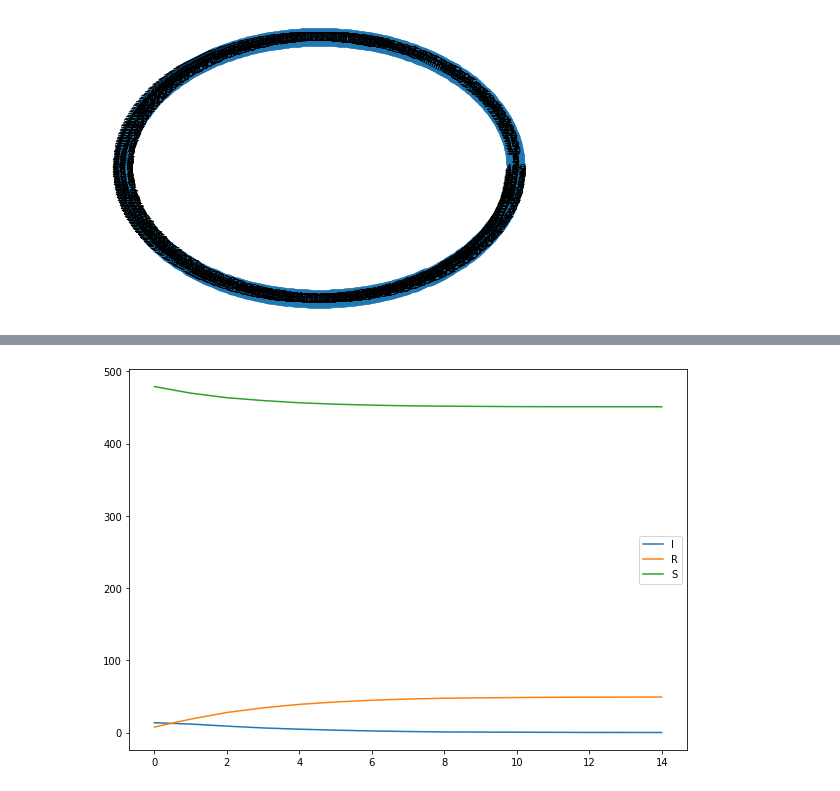
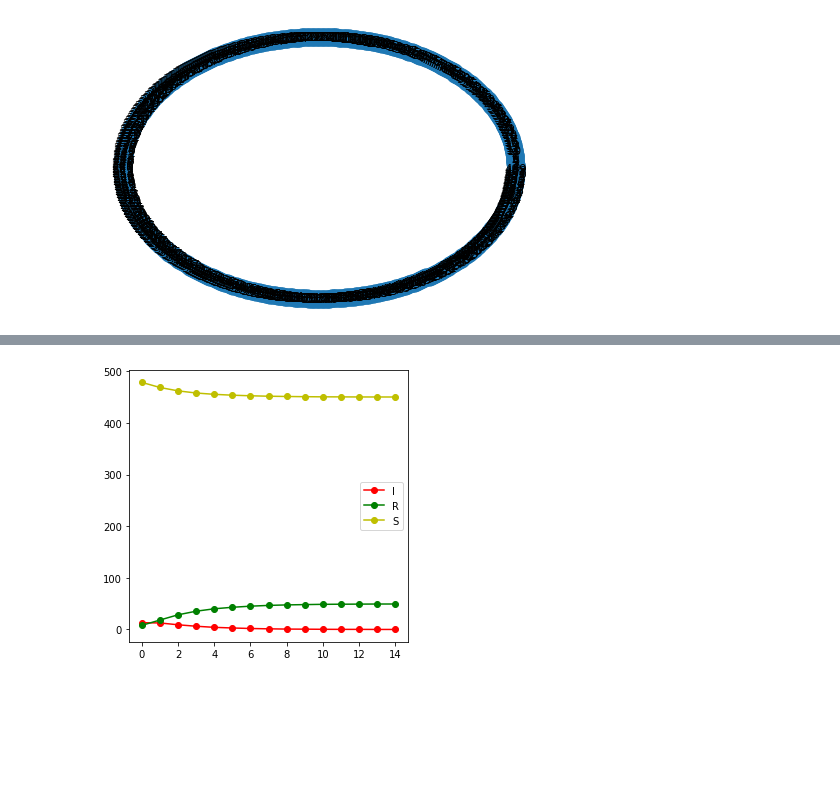
Before and after one commit to ele9996/NetworkDynamicsAndLearningLabs, a Jupyter notebook: HMW3.ipynb, the cells around one changed output, grey strips where cells are left out. Cells and saved outputs as stored; diff of their text form; code cells hidden in the pictures; blank space fills up the shorter version.

```diff
--- a/HMW3.ipynb
+++ b/HMW3.ipynb
@@ -142,15 +142,15 @@ avg_subsceptible=np.average(tot_subsceptible,axis=0)
 
 #print("Average number of infected people per week={}".format(avg_subsceptible))
 # %%
-fig, ax = plt.subplots(figsize=(10,7))
+fig, ax = plt.subplots(figsize=(5,5))
 
 
-ax.plot(avg_inf, label="I")
-ax.plot(avg_recovered, label="R")
-ax.plot(avg_subsceptible, label="S")
+ax.plot(avg_inf,'ro-', label="I",)
+ax.plot(avg_recovered,'go-', label="R")
+ax.plot(avg_subsceptible,'yo-', label="S")
 
 
 ax.legend()
 plt.show()
 # %% [output]
-[figure, old version]
+[figure, new version]
```
